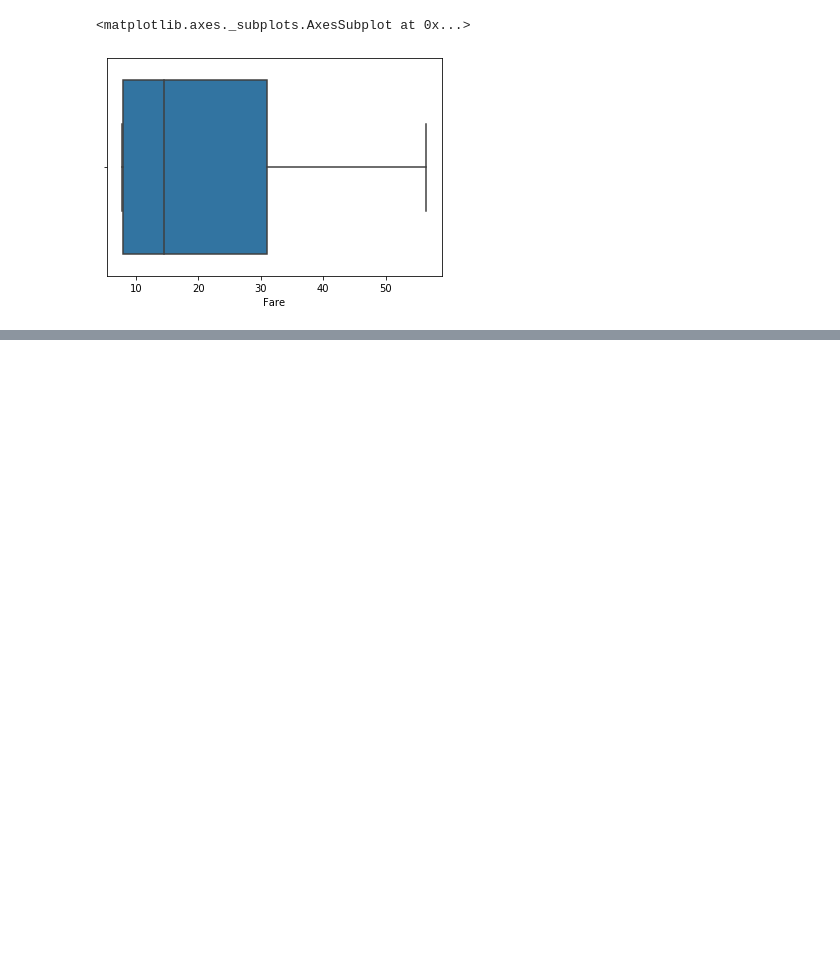
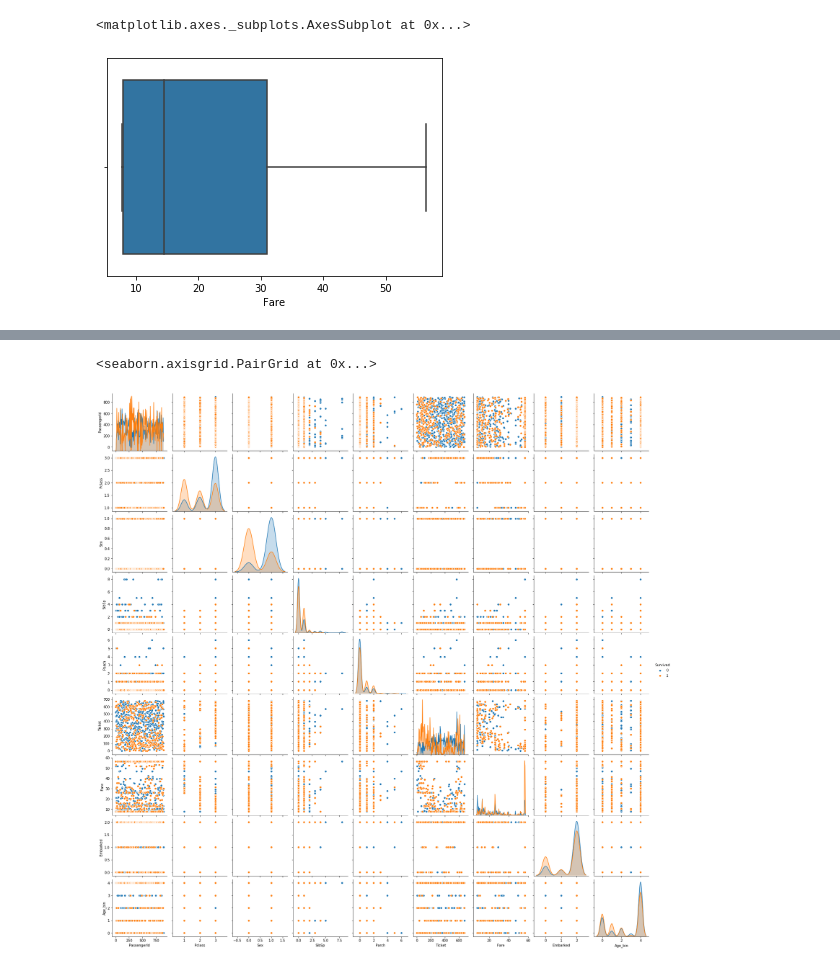
Before and after one commit to yukan97/Kaggles-Titanic-Competition, a Jupyter notebook: Kaggles Titanic Competition.ipynb, the cells around one changed output, grey strips where cells are left out. Saved outputs shown, nothing was run; the diff lists cells and outputs as text; code cells hidden in the pictures; blank space fills up the shorter version.

```diff
--- a/Kaggles Titanic Competition.ipynb
+++ b/Kaggles Titanic Competition.ipynb
@@ -122,2 +138,2 @@ train.head()
 # %%
-train.drop(['Age'],axis=1)
+train = train.drop(['Age'],axis=1)
@@ -137,0 +185,6 @@ train.drop(['Age'],axis=1)
+# %%
+import seaborn as sns
+sns.pairplot(train, hue="Survived", diag_kws={'bw': 0.2})
+# %% [output]
+<seaborn.axisgrid.PairGrid at 0x...>
+[figure, added]
```
Also changed, not shown: parts of 53 cells of this notebook, 2 other files.
